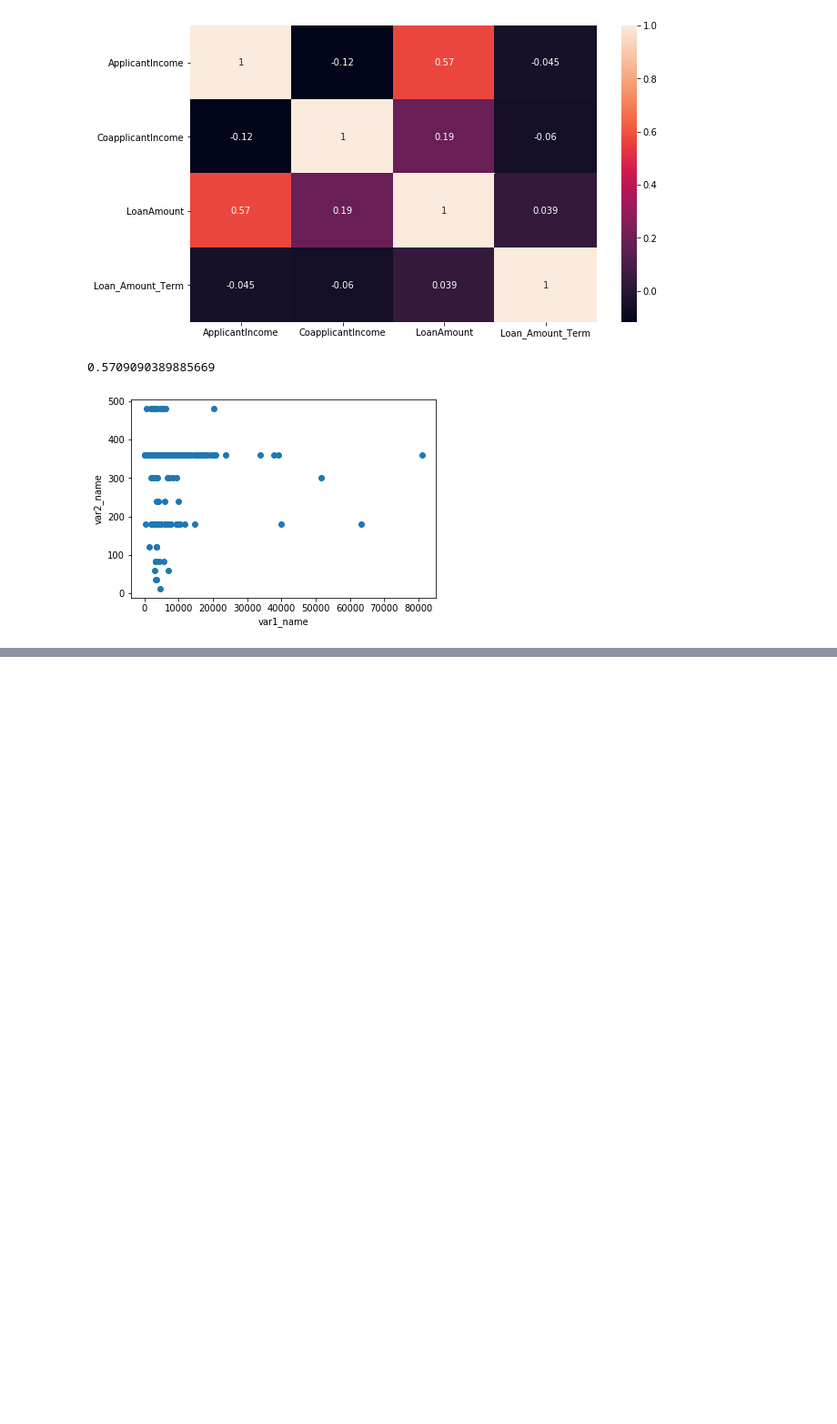
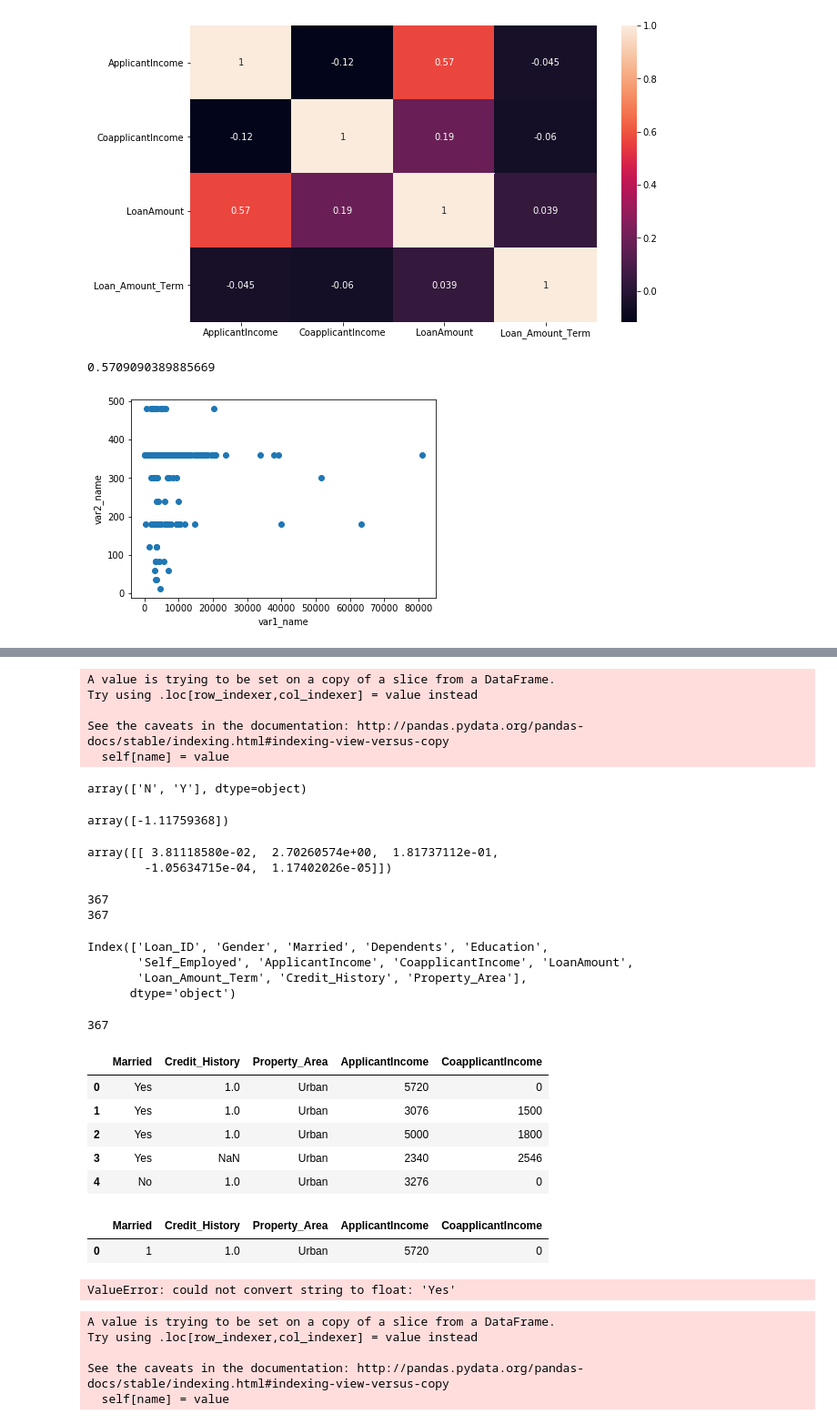
Before and after one commit to NabilBis/Loan-Prediction, a Jupyter notebook: Loan Prediction.ipynb, the cells around one changed output, grey strips where cells are left out. Shown at 91% size. Saved outputs shown, nothing was run; the diff lists cells and outputs as text; code cells hidden in the pictures; blank space fills up the shorter version.

```diff
--- a/Loan Prediction.ipynb
+++ b/Loan Prediction.ipynb
@@ -964,0 +1054,25 @@ from sklearn.linear_model import LinearRegression
+# %%
+model_data.Credit_History = model_data.Credit_History.map({"zero":0, "one": 1})
+# %% [output]
+A value is trying to be set on a copy of a slice from a DataFrame.
+Try using .loc[row_indexer,col_indexer] = value instead
+
+See the caveats in the documentation: http://pandas.pydata.org/pandas-docs/stable/indexing.html#indexing-view-versus-copy
+  self[name] = value
+# %%
+model.classes_
+# %% [output]
+array(['N', 'Y'], dtype=object)
+# %%
+model.intercept_
+# %% [output]
+array([-1.11759368])
+# %%
+model.coef_
+# %% [output]
+array([[ 3.81118580e-02,  2.70260574e+00,  1.81737112e-01,
+        -1.05634715e-04,  1.17402026e-05]])
+# %%
+test_data = pd.read_csv('/Users/macos/Desktop/test_data.csv')
+# %%
+g_test = test_data[model_data.columns]
@@ -964,0 +1081,13 @@ from sklearn.linear_model import LinearRegression
+# %%
+print(len(g_test))
+print(len(sub))
+# %% [output]
+367
+367
+# %%
+test_data.columns
+# %% [output]
+Index(['Loan_ID', 'Gender', 'Married', 'Dependents', 'Education',
+       'Self_Employed', 'ApplicantIncome', 'CoapplicantIncome', 'LoanAmount',
+       'Loan_Amount_Term', 'Credit_History', 'Property_Area'],
+      dtype='object')
@@ -964,0 +1096,13 @@ from sklearn.linear_model import LinearRegression
+# %%
+len(new)
+# %% [output]
+367
+# %%
+g_test.head()
+# %% [output]
+|  | Married | Credit_History | Property_Area | ApplicantIncome | CoapplicantIncome |
+| 0 | Yes | 1.0 | Urban | 5720 | 0 |
+| 1 | Yes | 1.0 | Urban | 3076 | 1500 |
+| 2 | Yes | 1.0 | Urban | 5000 | 1800 |
+| 3 | Yes | NaN | Urban | 2340 | 2546 |
+| 4 | No | 1.0 | Urban | 3276 | 0 |
@@ -964,0 +1111,17 @@ from sklearn.linear_model import LinearRegression
+# %%
+u
+# %% [output]
+|  | Married | Credit_History | Property_Area | ApplicantIncome | CoapplicantIncome |
+| 0 | 1 | 1.0 | Urban | 5720 | 0 |
+# %%
+model.predict_proba(u)
+# %% [output]
+ValueError: could not convert string to float: 'Yes'
+# %%
+u.Property_Area =
+# %% [output]
+A value is trying to be set on a copy of a slice from a DataFrame.
+Try using .loc[row_indexer,col_indexer] = value instead
+
+See the caveats in the documentation: http://pandas.pydata.org/pandas-docs/stable/indexing.html#indexing-view-versus-copy
+  self[name] = value
```
Also changed, not shown: parts of 22 cells of this notebook.
